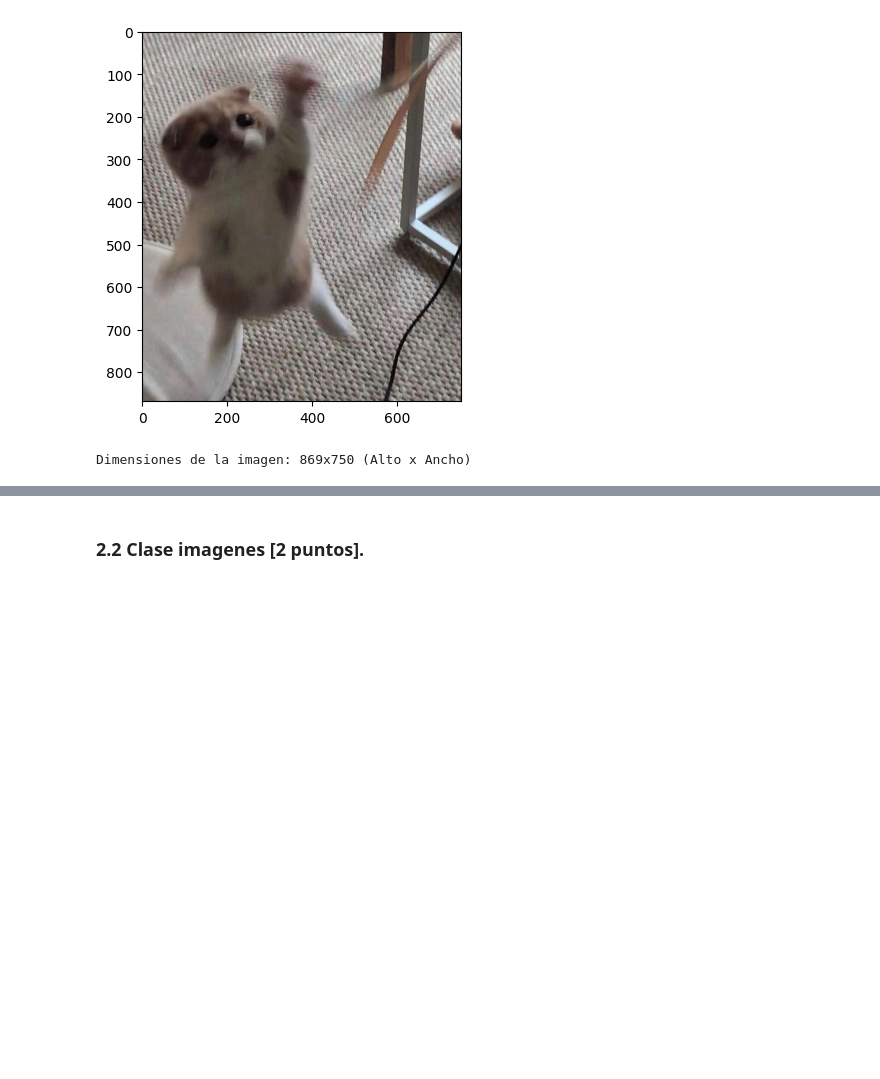
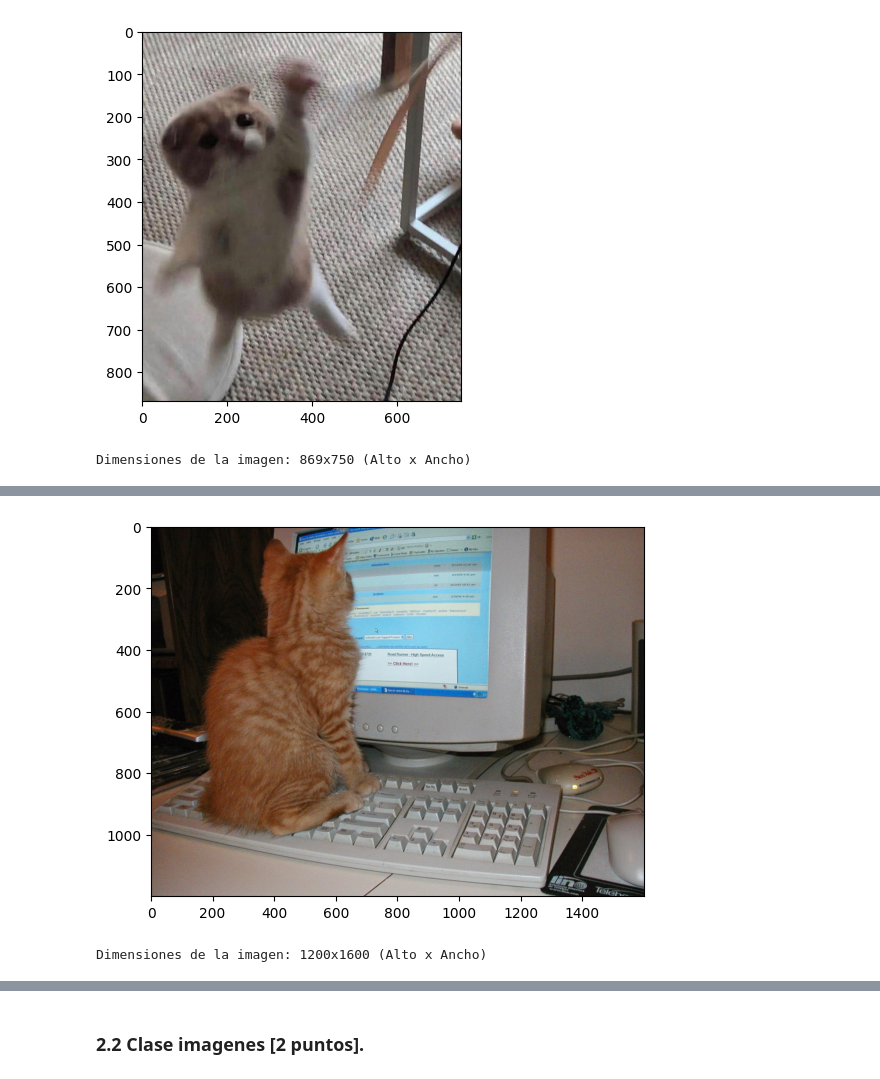
Before and after one commit to mignaciamc/mariel, a Jupyter notebook: Laboratorios/Lab02/Lab2_enunciado.ipynb, the cells around one changed output, grey strips where cells are left out. Cells and saved outputs as stored; diff of their text form; code cells hidden in the pictures; blank space fills up the shorter version.

```diff
--- a/Laboratorios/Lab02/Lab2_enunciado.ipynb
+++ b/Laboratorios/Lab02/Lab2_enunciado.ipynb
@@ -264,0 +274,5 @@ Dimensiones de la imagen: 869x750 (Alto x Ancho)
+# %%
+show(images['gatitos'][2])
+# %% [output]
+[figure, added]
+Dimensiones de la imagen: 1200x1600 (Alto x Ancho)
```
Also changed, not shown: parts of 10 cells of this notebook.
